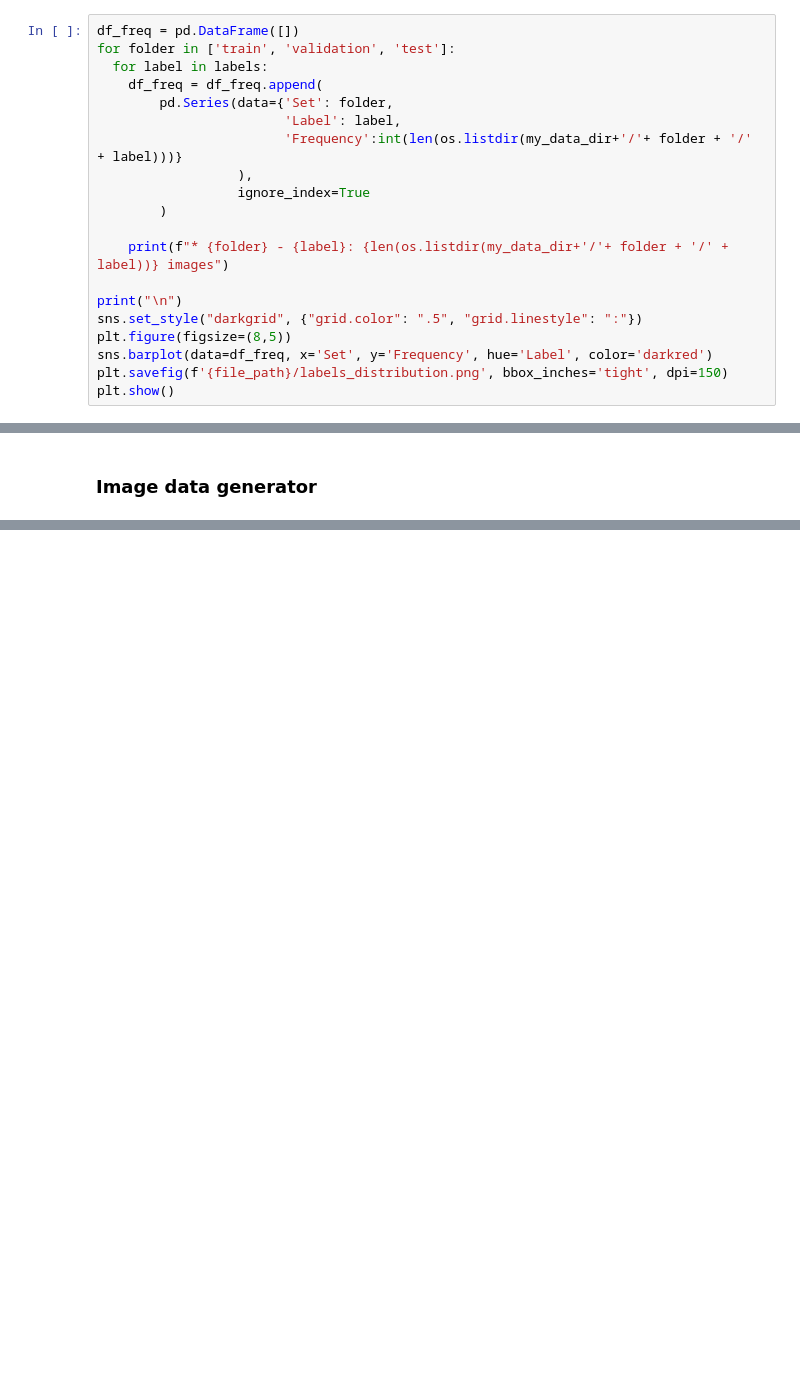
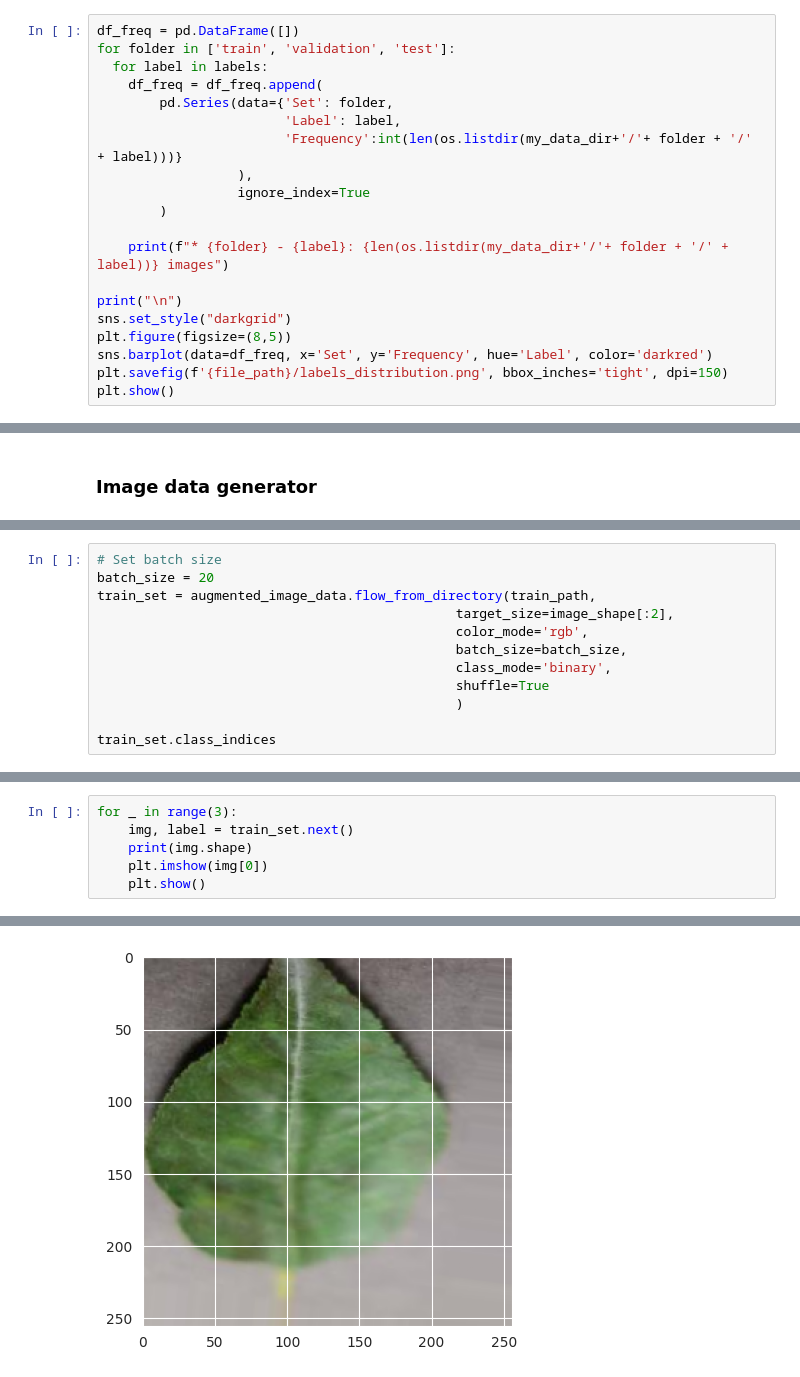
Before and after one commit to ssreelakshmi88/-mildew-detection-cherry-leaves_milestonePP5, a Jupyter notebook: jupyter_notebooks/ModelingAndEvaluation.ipynb, the cells around one changed output, grey strips where cells are left out. Saved outputs shown, nothing was run; the diff lists cells and outputs as text; blank space fills up the shorter version.

Commit message:
Plot augmented train, test and validation images

```diff
--- a/jupyter_notebooks/ModelingAndEvaluation.ipynb
+++ b/jupyter_notebooks/ModelingAndEvaluation.ipynb
@@ -105,7 +107,7 @@ for folder in ['train', 'validation', 'test']:
     print(f"* {folder} - {label}: {len(os.listdir(my_data_dir+'/'+ folder + '/' + label))} images")
 
 print("\n")
-sns.set_style("darkgrid", {"grid.color": ".5", "grid.linestyle": ":"})
+sns.set_style("darkgrid")
 plt.figure(figsize=(8,5))
 sns.barplot(data=df_freq, x='Set', y='Frequency', hue='Label', color='darkred')
 plt.savefig(f'{file_path}/labels_distribution.png', bbox_inches='tight', dpi=150)
@@ -144,0 +142,12 @@ NameError: name 'ImageDataGenerator' is not defined
+# %%
+# Set batch size
+batch_size = 20
+train_set = augmented_image_data.flow_from_directory(train_path,
+                                              target_size=image_shape[:2],
+                                              color_mode='rgb',
+                                              batch_size=batch_size,
+                                              class_mode='binary',
+                                              shuffle=True
+                                              )
+
+train_set.class_indices
@@ -144,0 +189,7 @@ NameError: name 'ImageDataGenerator' is not defined
+# %%
+for _ in range(3):
+    img, label = train_set.next()
+    print(img.shape)
+    plt.imshow(img[0])
+    plt.show()
+# %% [output]
@@ -144,0 +197 @@ NameError: name 'ImageDataGenerator' is not defined
+[figure, added]
```
Also changed, not shown: parts of 21 cells of this notebook, 3 other files.
